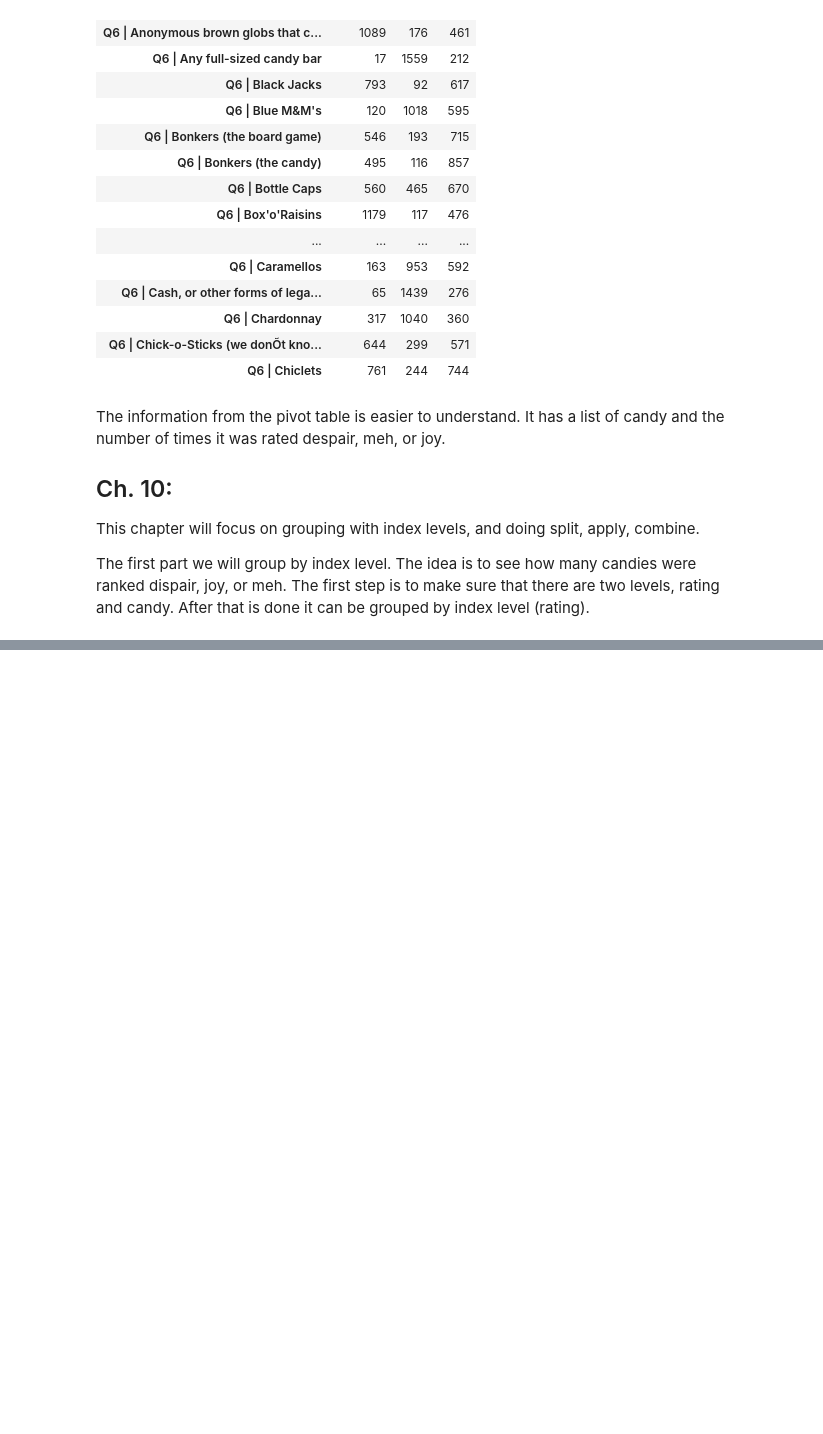
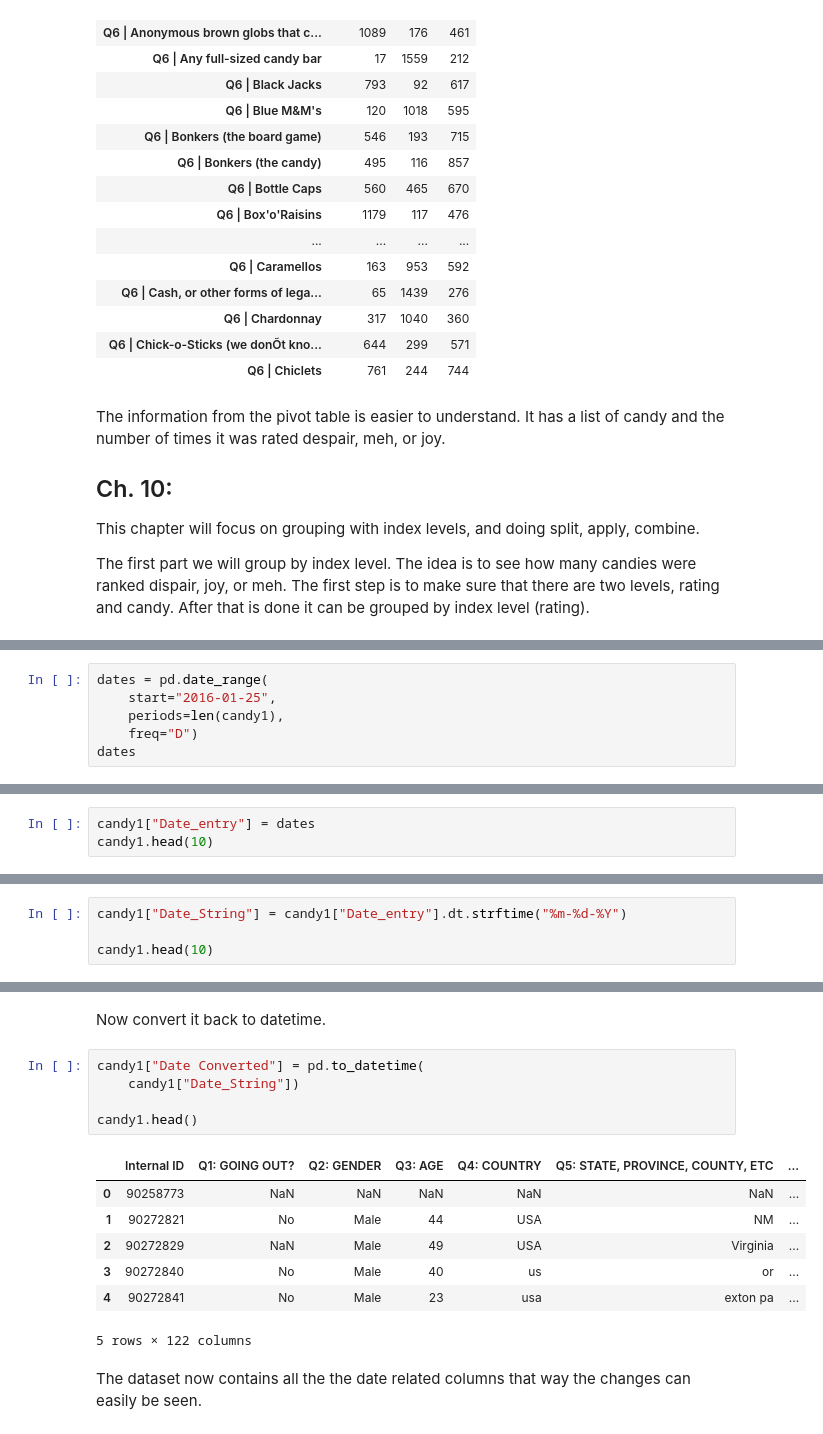
Before and after one commit to ro-rro/Data-Preparation, a Jupyter notebook: Weeks 7 & 8 Exercise .ipynb, the cells around one changed output, grey strips where cells are left out. Drawn from its saved outputs; the diff is of its cells as text; blank space fills up the shorter version.

```diff
--- a/Weeks 7 & 8 Exercise .ipynb
+++ b/Weeks 7 & 8 Exercise .ipynb
@@ -252,0 +251,6 @@ Generate date range
+# %%
+dates = pd.date_range(
+    start="2016-01-25",
+    periods=len(candy1),
+    freq="D")
+dates
@@ -252,0 +268,3 @@ Generate date range
+# %%
+candy1["Date_entry"] = dates
+candy1.head(10)
@@ -252,0 +286,4 @@ Generate date range
+# %%
+candy1["Date_String"] = candy1["Date_entry"].dt.strftime("%m-%d-%Y")
+
+candy1.head(10)
@@ -252,0 +303,17 @@ Generate date range
+# %% [markdown]
+Now convert it back to datetime.
+# %%
+candy1["Date Converted"] = pd.to_datetime(
+    candy1["Date_String"])
+
+candy1.head()
+# %% [output]
+|  | Internal ID | Q1: GOING OUT? | Q2: GENDER | Q3: AGE | Q4: COUNTRY | Q5: STATE, PROVINCE, COUNTY, ETC | ... |
+| 0 | 90258773 | NaN | NaN | NaN | NaN | NaN | ... |
+| 1 | 90272821 | No | Male | 44 | USA | NM | ... |
+| 2 | 90272829 | NaN | Male | 49 | USA | Virginia | ... |
+| 3 | 90272840 | No | Male | 40 | us | or | ... |
+| 4 | 90272841 | No | Male | 23 | usa | exton pa | ... |
+5 rows × 122 columns
+# %% [markdown]
+The dataset now contains all the the date related columns that way the changes can easily be seen.
```
Also changed, not shown: parts of 13 cells of this notebook.
